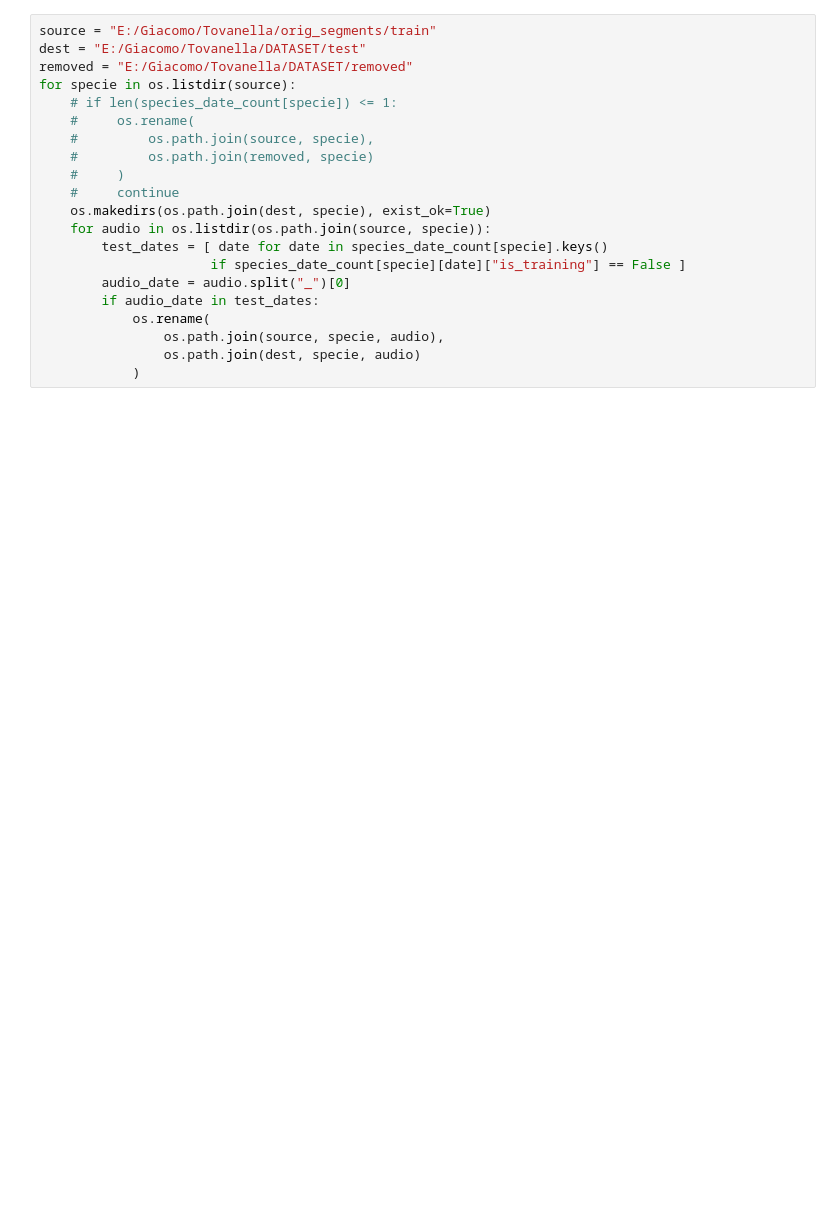
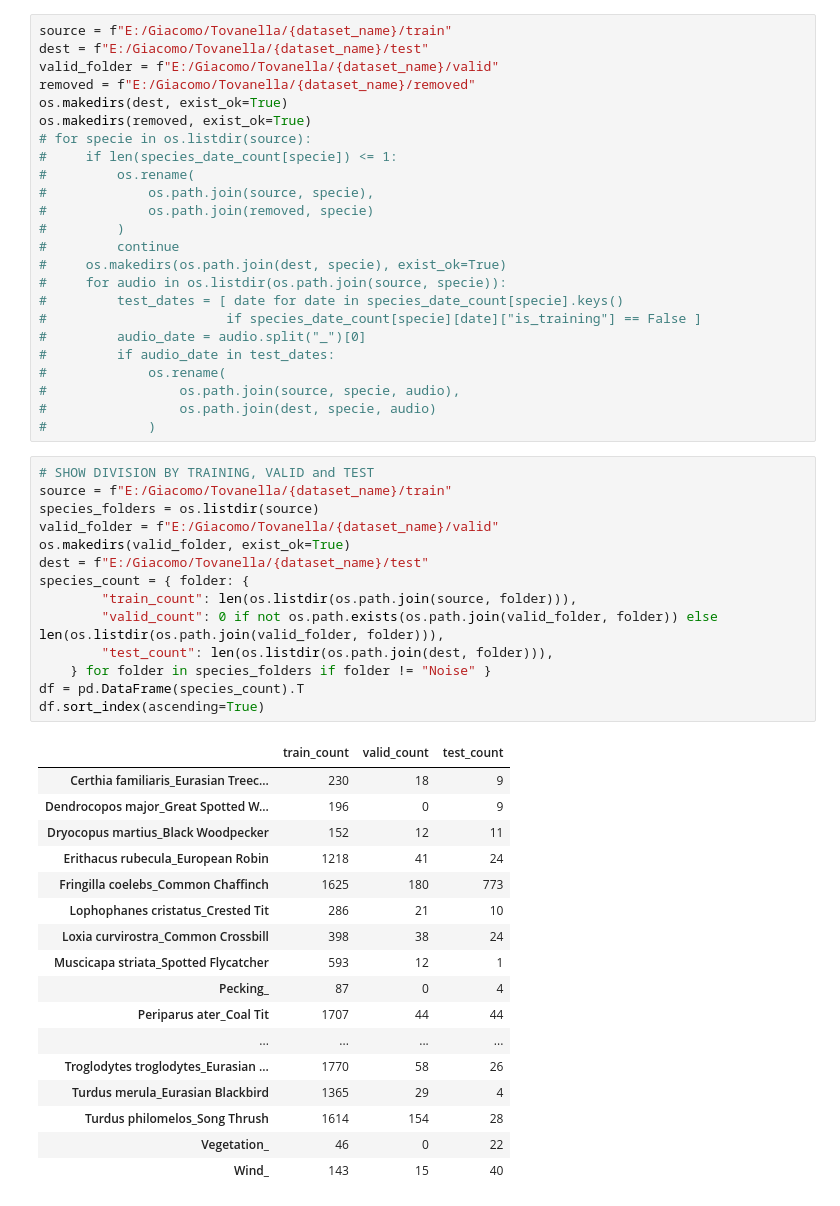
Before and after one commit to giacomoschiavo/finetuning-BirdNET, a Jupyter notebook: data_preparation.ipynb, the cells around one changed output. Saved outputs shown, nothing was run; the diff lists cells and outputs as text; blank space fills up the shorter version.

```diff
--- a/data_preparation.ipynb
+++ b/data_preparation.ipynb
@@ -116,21 +126,56 @@ plt.show()
 # %%
-source = "E:/Giacomo/Tovanella/orig_segments/train"
-dest = "E:/Giacomo/Tovanella/DATASET/test"
-removed = "E:/Giacomo/Tovanella/DATASET/removed"
-for specie in os.listdir(source):
-    # if len(species_date_count[specie]) <= 1:
-    #     os.rename(
-    #         os.path.join(source, specie),
-    #         os.path.join(removed, specie)
-    #     )
-    #     continue
-    os.makedirs(os.path.join(dest, specie), exist_ok=True)
-    for audio in os.listdir(os.path.join(source, specie)):
-        test_dates = [ date for date in species_date_count[specie].keys()
-                      if species_date_count[specie][date]["is_training"] == False ]
-        audio_date = audio.split("_")[0]
-        if audio_date in test_dates:
-            os.rename(
-                os.path.join(source, specie, audio),
-                os.path.join(dest, specie, audio)
-            )
+source = f"E:/Giacomo/Tovanella/{dataset_name}/train"
+dest = f"E:/Giacomo/Tovanella/{dataset_name}/test"
+valid_folder = f"E:/Giacomo/Tovanella/{dataset_name}/valid"
+removed = f"E:/Giacomo/Tovanella/{dataset_name}/removed"
+os.makedirs(dest, exist_ok=True)
+os.makedirs(removed, exist_ok=True)
+# for specie in os.listdir(source):
+#     if len(species_date_count[specie]) <= 1:
+#         os.rename(
+#             os.path.join(source, specie),
+#             os.path.join(removed, specie)
+#         )
+#         continue
+#     os.makedirs(os.path.join(dest, specie), exist_ok=True)
+#     for audio in os.listdir(os.path.join(source, specie)):
+#         test_dates = [ date for date in species_date_count[specie].keys()
+#                       if species_date_count[specie][date]["is_training"] == False ]
+#         audio_date = audio.split("_")[0]
+#         if audio_date in test_dates:
+#             os.rename(
+#                 os.path.join(source, specie, audio),
+#                 os.path.join(dest, specie, audio)
+#             )
+# %%
+# SHOW DIVISION BY TRAINING, VALID and TEST
+source = f"E:/Giacomo/Tovanella/{dataset_name}/train"
+species_folders = os.listdir(source)
+valid_folder = f"E:/Giacomo/Tovanella/{dataset_name}/valid"
+os.makedirs(valid_folder, exist_ok=True)
+dest = f"E:/Giacomo/Tovanella/{dataset_name}/test"
+species_count = { folder: {
+        "train_count": len(os.listdir(os.path.join(source, folder))),
+        "valid_count": 0 if not os.path.exists(os.path.join(valid_folder, folder)) else len(os.listdir(os.path.join(valid_folder, folder))),
+        "test_count": len(os.listdir(os.path.join(dest, folder))),
+    } for folder in species_folders if folder != "Noise" }
+df = pd.DataFrame(species_count).T
+df.sort_index(ascending=True)
+# %% [output]
+|  | train_count | valid_count | test_count |
+| Certhia familiaris_Eurasian Treec... | 230 | 18 | 9 |
+| Dendrocopos major_Great Spotted W... | 196 | 0 | 9 |
+| Dryocopus martius_Black Woodpecker | 152 | 12 | 11 |
+| Erithacus rubecula_European Robin | 1218 | 41 | 24 |
+| Fringilla coelebs_Common Chaffinch | 1625 | 180 | 773 |
+| Lophophanes cristatus_Crested Tit | 286 | 21 | 10 |
+| Loxia curvirostra_Common Crossbill | 398 | 38 | 24 |
+| Muscicapa striata_Spotted Flycatcher | 593 | 12 | 1 |
+| Pecking_ | 87 | 0 | 4 |
+| Periparus ater_Coal Tit | 1707 | 44 | 44 |
+| ... | ... | ... | ... |
+| Troglodytes troglodytes_Eurasian ... | 1770 | 58 | 26 |
+| Turdus merula_Eurasian Blackbird | 1365 | 29 | 4 |
+| Turdus philomelos_Song Thrush | 1614 | 154 | 28 |
+| Vegetation_ | 46 | 0 | 22 |
+| Wind_ | 143 | 15 | 40 |
```
Also changed, not shown: parts of 55 cells of this notebook, 41 other files.
